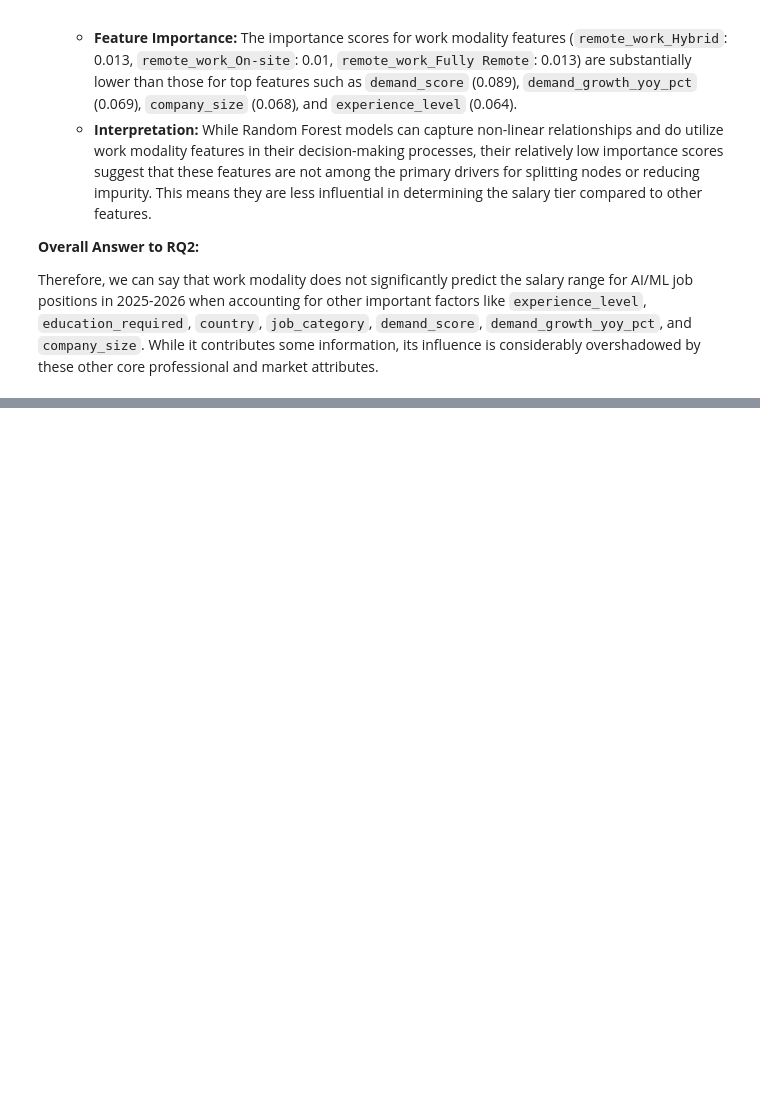
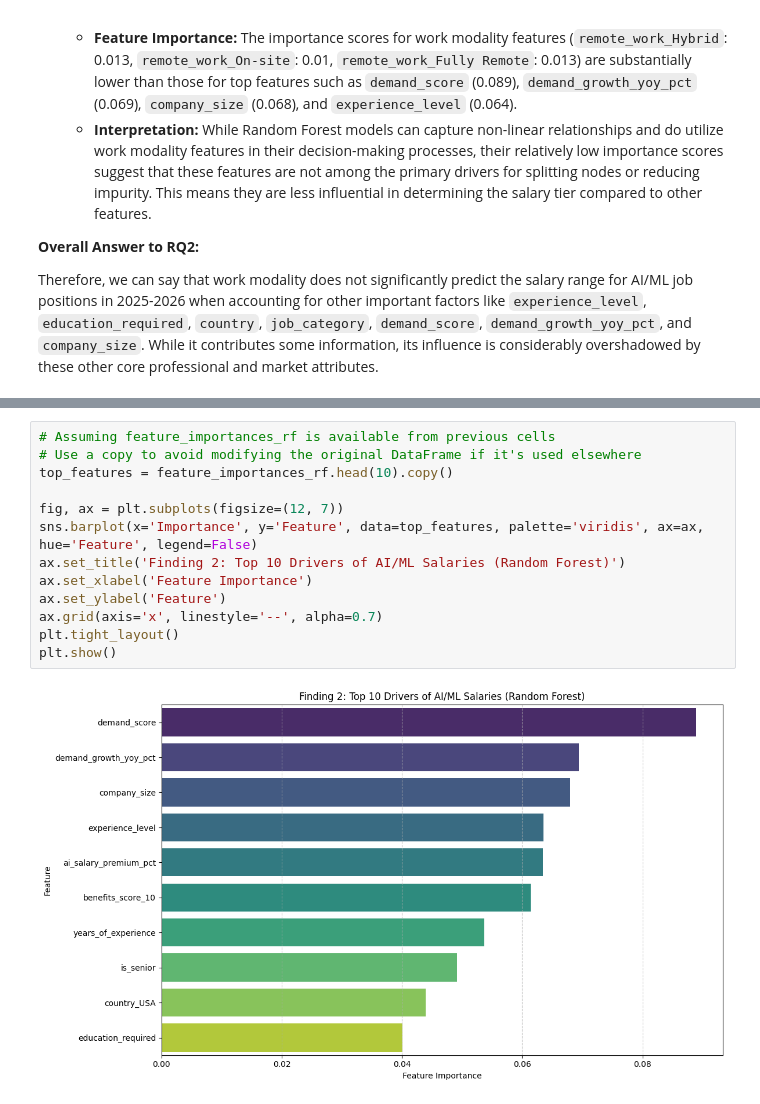
Before and after one commit to uliazaman02/AI_Jobs_Market, a Jupyter notebook: Part_2.ipynb, the cells around one changed output, grey strips where cells are left out. Saved outputs shown, nothing was run; the diff lists cells and outputs as text; blank space fills up the shorter version.

```diff
--- a/Final_Project_Part_2.ipynb
+++ b/Part_2.ipynb
@@ -968,0 +996,15 @@ Therefore, we can say that work modality does not significantly predict the sala
+# %%
+# Assuming feature_importances_rf is available from previous cells
+# Use a copy to avoid modifying the original DataFrame if it's used elsewhere
+top_features = feature_importances_rf.head(10).copy()
+
+fig, ax = plt.subplots(figsize=(12, 7))
+sns.barplot(x='Importance', y='Feature', data=top_features, palette='viridis', ax=ax, hue='Feature', legend=False)
+ax.set_title('Finding 2: Top 10 Drivers of AI/ML Salaries (Random Forest)')
+ax.set_xlabel('Feature Importance')
+ax.set_ylabel('Feature')
+ax.grid(axis='x', linestyle='--', alpha=0.7)
+plt.tight_layout()
+plt.show()
+# %% [output]
+[figure, added]
```
Also changed, not shown: parts of 10 cells of this notebook, 1 other file.
